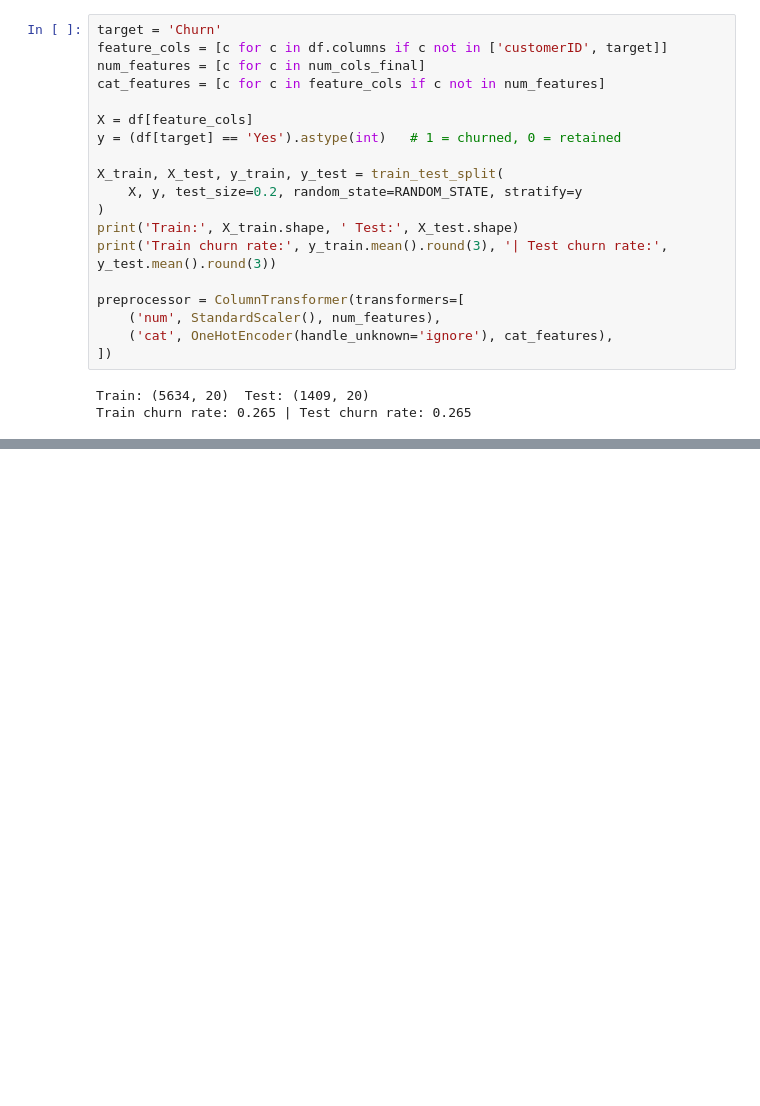
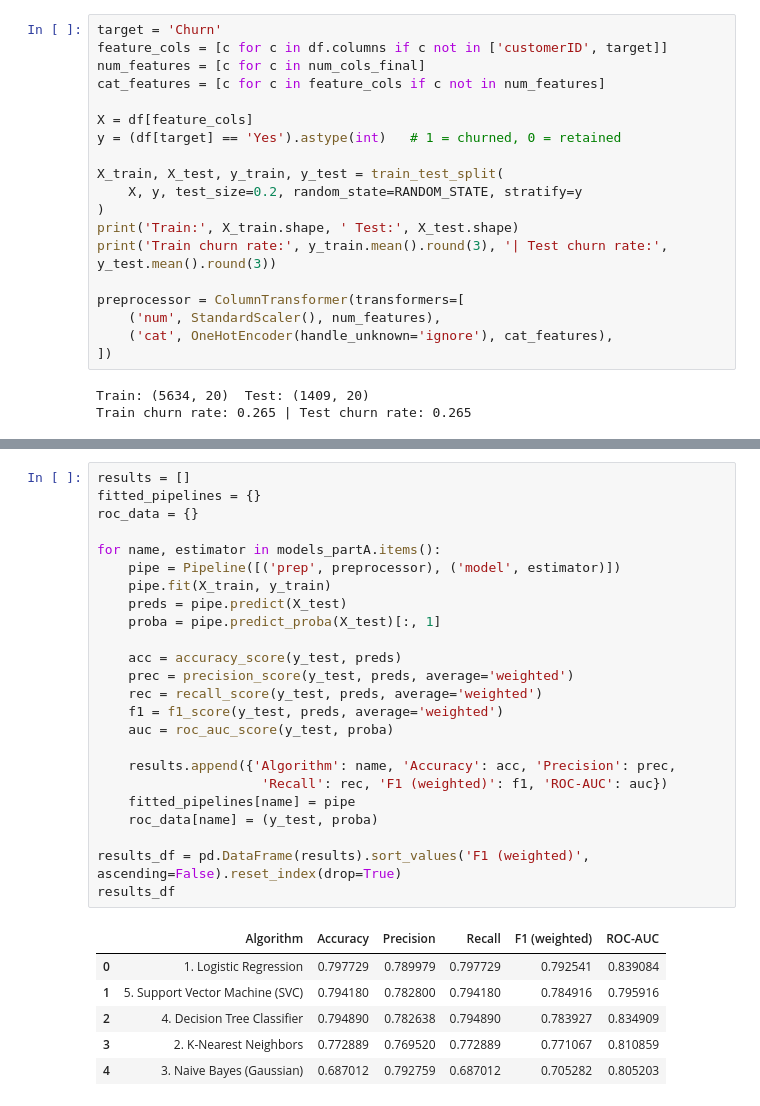
Before and after one commit to ManashaYoges/Team13_ML, a Jupyter notebook: notebooks/classification.ipynb, the cells around one changed output, grey strips where cells are left out. Cells and saved outputs as stored; diff of their text form; blank space fills up the shorter version.

```diff
--- a/notebooks/classification.ipynb
+++ b/notebooks/classification.ipynb
@@ -264,0 +278,31 @@ Train churn rate: 0.265 | Test churn rate: 0.265
+# %%
+results = []
+fitted_pipelines = {}
+roc_data = {}
+
+for name, estimator in models_partA.items():
+    pipe = Pipeline([('prep', preprocessor), ('model', estimator)])
+    pipe.fit(X_train, y_train)
+    preds = pipe.predict(X_test)
+    proba = pipe.predict_proba(X_test)[:, 1]
+
+    acc = accuracy_score(y_test, preds)
+    prec = precision_score(y_test, preds, average='weighted')
+    rec = recall_score(y_test, preds, average='weighted')
+    f1 = f1_score(y_test, preds, average='weighted')
+    auc = roc_auc_score(y_test, proba)
+
+    results.append({'Algorithm': name, 'Accuracy': acc, 'Precision': prec,
+                     'Recall': rec, 'F1 (weighted)': f1, 'ROC-AUC': auc})
+    fitted_pipelines[name] = pipe
+    roc_data[name] = (y_test, proba)
+
+results_df = pd.DataFrame(results).sort_values('F1 (weighted)', ascending=False).reset_index(drop=True)
+results_df
+# %% [output]
+|  | Algorithm | Accuracy | Precision | Recall | F1 (weighted) | ROC-AUC |
+| 0 | 1. Logistic Regression | 0.797729 | 0.789979 | 0.797729 | 0.792541 | 0.839084 |
+| 1 | 5. Support Vector Machine (SVC) | 0.794180 | 0.782800 | 0.794180 | 0.784916 | 0.795916 |
+| 2 | 4. Decision Tree Classifier | 0.794890 | 0.782638 | 0.794890 | 0.783927 | 0.834909 |
+| 3 | 2. K-Nearest Neighbors | 0.772889 | 0.769520 | 0.772889 | 0.771067 | 0.810859 |
+| 4 | 3. Naive Bayes (Gaussian) | 0.687012 | 0.792759 | 0.687012 | 0.705282 | 0.805203 |
```
Also changed, not shown: parts of 7 cells of this notebook.
